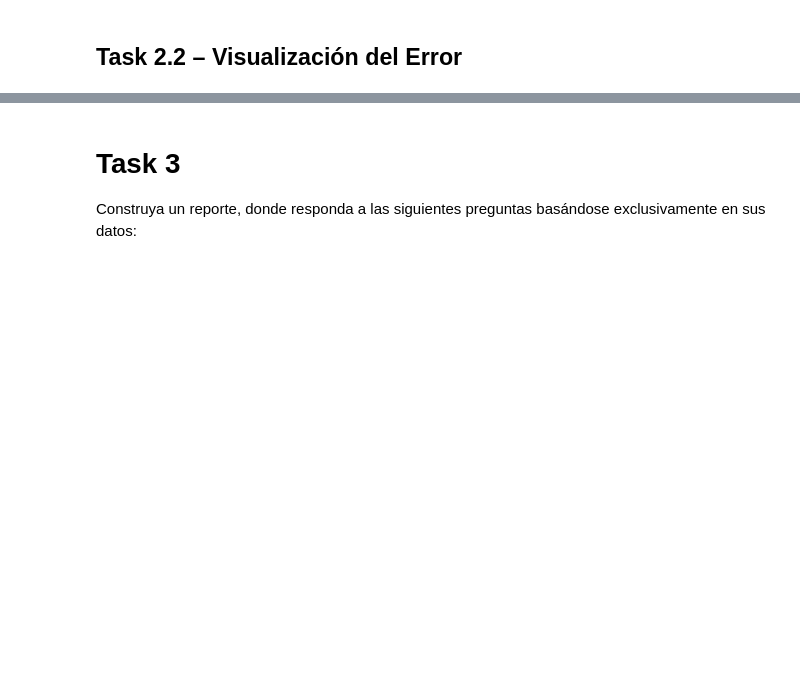
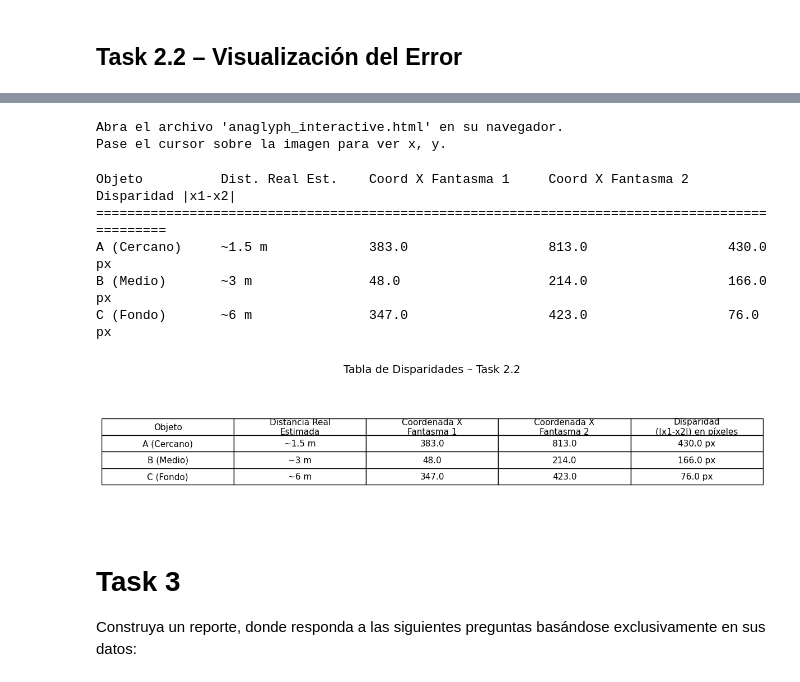
Before and after one commit to Its-Japo/VisionXComputadora, a Jupyter notebook: Lab_5/lab5.ipynb, the cells around one changed output, grey strips where cells are left out. Saved outputs shown, nothing was run; the diff lists cells and outputs as text; code cells hidden in the pictures; blank space fills up the shorter version.

Commit message:
Task 2.2 y Taask3

```diff
--- a/Lab_5/lab5.ipynb
+++ b/Lab_5/lab5.ipynb
@@ -261,3 +291,66 @@ plt.show()
+# %%
+
+import plotly.express as px
+
+fig = px.imshow(anaglyph_u8, title="Haga zoom y pase el cursor para leer coordenadas X")
+fig.update_layout(width=1200, height=700)
+fig.write_html("anaglyph_interactive.html")
+print("Abra el archivo 'anaglyph_interactive.html' en su navegador.")
+print("Pase el cursor sobre la imagen para ver x, y.")
+# %% [output]
+Abra el archivo 'anaglyph_interactive.html' en su navegador.
+Pase el cursor sobre la imagen para ver x, y.
+# %%
+
+B_x1 = 48
+B_x2 = 214
+
+A_x1 = 383
+A_x2 = 813
+
+C_x1 = 347
+C_x2 = 423
+
+dist_real = ["~1.5 m", "~3 m", "~6 m"]
+
+objects = ["A (Cercano)", "B (Medio)", "C (Fondo)"]
+x1_vals = [A_x1, B_x1, C_x1]
+x2_vals = [A_x2, B_x2, C_x2]
+disparities = [abs(x1 - x2) for x1, x2 in zip(x1_vals, x2_vals)]
+
+print(f"{'Objeto':<15} {'Dist. Real Est.':<18} {'Coord X Fantasma 1':<22} {'Coord X Fantasma 2':<22} {'Disparidad |x1-x2|'}")
+print("=" * 95)
+for i in range(3):
+    print(f"{objects[i]:<15} {dist_real[i]:<18} {x1_vals[i]:<22.1f} {x2_vals[i]:<22.1f} {disparities[i]:.1f} px")
+
+fig, ax = plt.subplots(figsize=(12, 3))
+ax.axis("off")
+
+table_data = []
+for i in range(3):
+    table_data.append([
+        objects[i],
+        dist_real[i],
+        f"{x1_vals[i]:.1f}",
+        f"{x2_vals[i]:.1f}",
+        f"{disparities[i]:.1f} px"
+    ])
+
+col_labels = ["Objeto", "Distancia Real\nEstimada", "Coordenada X\nFantasma 1", "Coordenada X\nFantasma 2", "Disparidad\n(|x1-x2|) en píxeles"]
+table = ax.table(cellText=table_data, colLabels=col_labels, loc="center", cellLoc="center")
+table.auto_set_font_size(False)
+table.set_fontsize(11)
+table.scale(1.2, 1.8)
+plt.title("Tabla de Disparidades – Task 2.2", fontsize=14, pad=20)
+plt.tight_layout()
+plt.show()
+# %% [output]
+Objeto          Dist. Real Est.    Coord X Fantasma 1     Coord X Fantasma 2     Disparidad |x1-x2|
+===============================================================================================
+A (Cercano)     ~1.5 m             383.0                  813.0                  430.0 px
+B (Medio)       ~3 m               48.0                   214.0                  166.0 px
+C (Fondo)       ~6 m               347.0                  423.0                  76.0 px
+[figure, added]
 # %% [markdown]
 # Task 3
 
```
Also changed, not shown: parts of 11 cells of this notebook.
